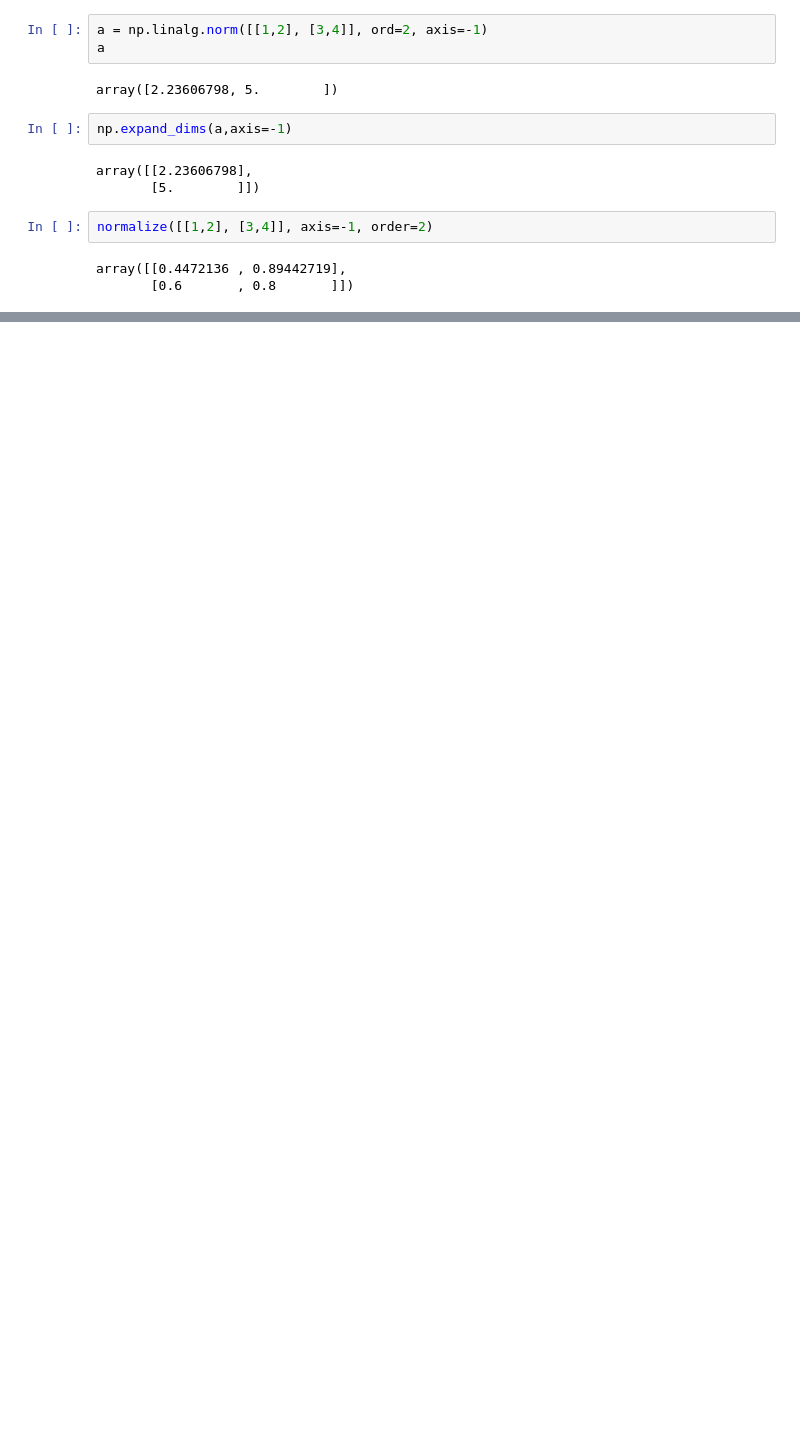
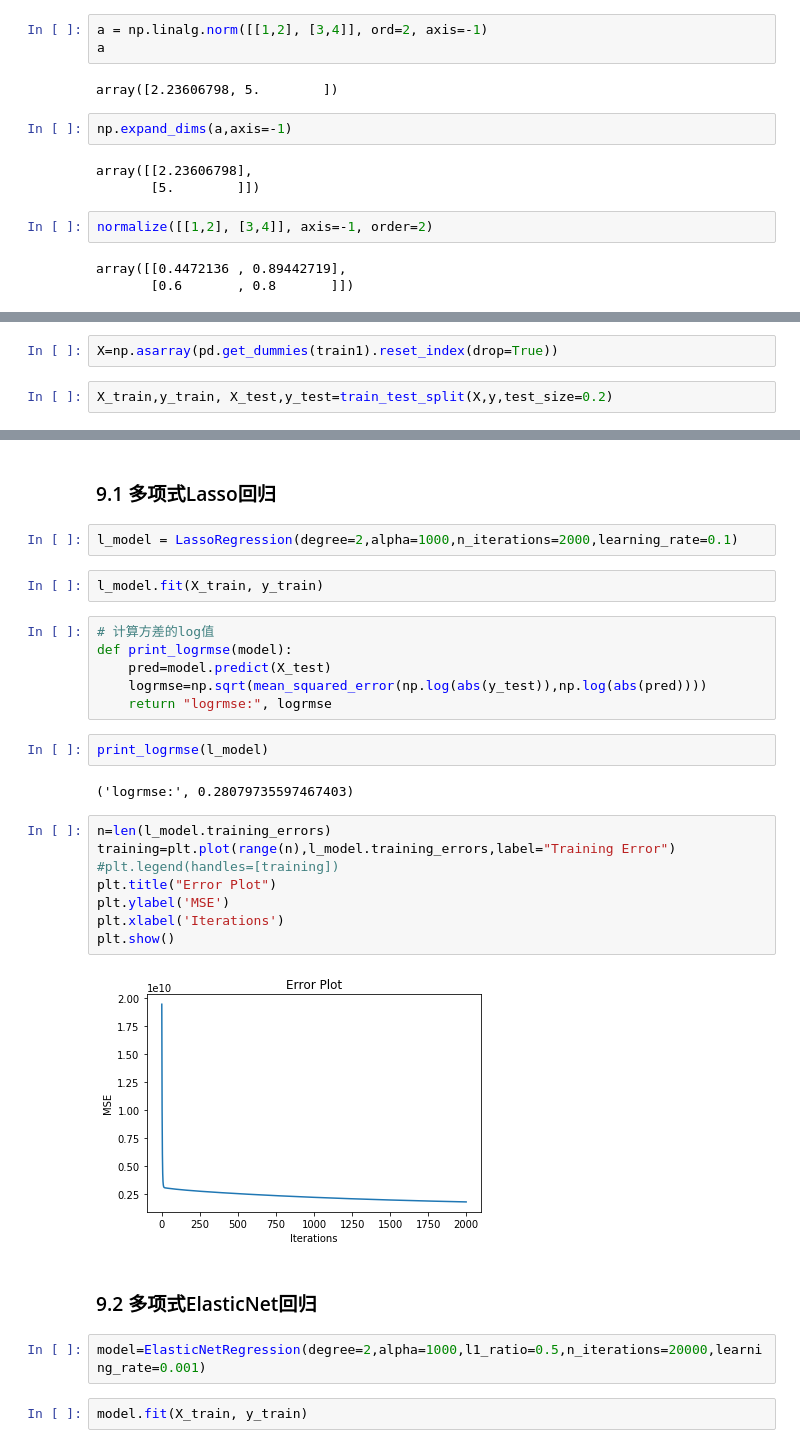
Before and after one commit to zingp/machine-learning, a Jupyter notebook: LinearModel/linear_regression.ipynb, the cells around one changed output, grey strips where cells are left out. Saved outputs shown, nothing was run; the diff lists cells and outputs as text; blank space fills up the shorter version.

```diff
--- a/LinearModel/linear_regression.ipynb
+++ b/LinearModel/linear_regression.ipynb
@@ -441,0 +583,4 @@ array([[0.4472136 , 0.89442719],
+# %%
+X=np.asarray(pd.get_dummies(train1).reset_index(drop=True))
+# %%
+X_train,y_train, X_test,y_test=train_test_split(X,y,test_size=0.2)
@@ -441,0 +603,32 @@ array([[0.4472136 , 0.89442719],
+# %% [markdown]
+### 9.1 多项式Lasso回归
+# %%
+l_model = LassoRegression(degree=2,alpha=1000,n_iterations=2000,learning_rate=0.1)
+# %%
+l_model.fit(X_train, y_train)
+# %%
+# 计算方差的log值
+def print_logrmse(model):
+    pred=model.predict(X_test)
+    logrmse=np.sqrt(mean_squared_error(np.log(abs(y_test)),np.log(abs(pred))))
+    return "logrmse:", logrmse
+# %%
+print_logrmse(l_model)
+# %% [output]
+('logrmse:', 0.28079735597467403)
+# %%
+n=len(l_model.training_errors)
+training=plt.plot(range(n),l_model.training_errors,label="Training Error")
+#plt.legend(handles=[training])
+plt.title("Error Plot")
+plt.ylabel('MSE')
+plt.xlabel('Iterations')
+plt.show()
+# %% [output]
+[figure, added]
+# %% [markdown]
+### 9.2 多项式ElasticNet回归
+# %%
+model=ElasticNetRegression(degree=2,alpha=1000,l1_ratio=0.5,n_iterations=20000,learning_rate=0.001)
+# %%
+model.fit(X_train, y_train)
```
Also changed, not shown: parts of 46 cells of this notebook.
